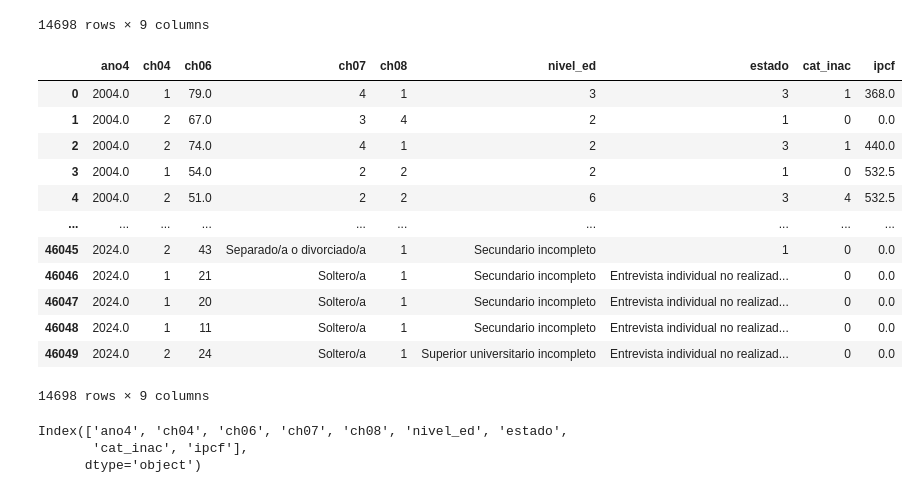
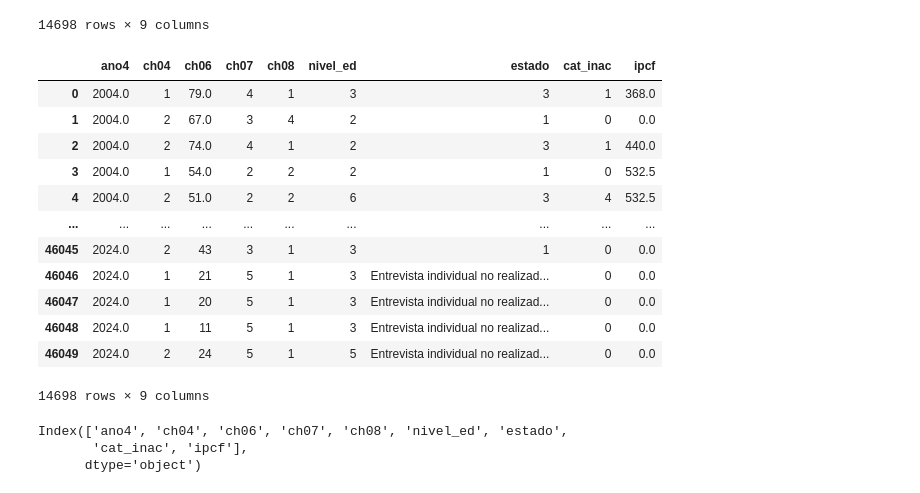
Before and after one commit to jtomasello247/Big-Data---TP-2---Grupo-13, a Jupyter notebook: t104_dta/TP2.ipynb, the cells around one changed output. Saved outputs shown, nothing was run; the diff lists cells and outputs as text; code cells hidden in the pictures.

```diff
--- a/t104_dta/TP2.ipynb
+++ b/t104_dta/TP2.ipynb
@@ -599,27 +599,27 @@ ind4
 14698 rows × 9 columns
 # %%
 ind4.loc[:, "ch04"] = ind4["ch04"].replace({"Varón": 1, "Mujer": 2})
-ind4.loc[:, "ch07"] = ind4["ch07"].replace({"Unido": 1, "Casado": 2, "Separado o divorciado": 3, "Viudo/a": 4 , "Soltero": 5})
+ind4.loc[:, "ch07"] = ind4["ch07"].replace({"Unido": 1, "Casado": 2, "Separado/a o divorciado/a": 3, "Viudo": 4 , "Soltero/a": 5})
 ind4.loc[:, "ch08"] = ind4["ch08"].replace({"Obra social (incluye PAMI)": 1, "Mutual/Prepaga/Servicio de emergencia": 2 , "Planes y seguros públicos": 3, "No paga ni le descuentan": 4, "Ns./Nr.": 9, "Obra social y mutual/prepaga/servicio de emergencia": 12, "Obra social y planes y seguros públicos": 13, "Mutual / prepaga / servicio de emergencia / Planes y seguros públicos": 23, "Mutual/prepaga/servicio de emergencia/planes y seguros públi": 123})
-ind4.loc[:, "nivel_ed"] = ind4["nivel_ed"].replace({"Primaria Incompleta (incluye educación espacial)": 1, "Primaria Completa": 2, "Secundaria Incompleta": 3, "Secundaria Completa": 4, "Superior Universitaria Incompleta": 5, "Superior Universitaria Completa": 6, "Sin instrucción": 7, "Ns./Nr.": 9})
-ind4.loc[:, "estado"] = ind4["estado"].replace({"Entrevista individual no realizada (no respuesta al cuestion": 0, "Ocupado": 1, "Desocupado": 2, "Inactivo": 3, "Menor de 10 años": 4})
+ind4.loc[:, "nivel_ed"] = ind4["nivel_ed"].replace({"Primaria Incompleta (incluye educación espacial)": 1, "Primaria Completa": 2, "Secundario incompleto": 3, "Secundaria Completa": 4, "Superior universitario incompleto": 5, "Superior Universitaria Completa": 6, "Sin instrucción": 7, "Ns./Nr.": 9})
+ind4.loc[:, "estado"] = ind4["estado"].replace({"Entrevista individual no realizada (no respuesta a la cuestion)": 0, "Ocupado": 1, "Desocupado": 2, "Inactivo": 3, "Menor de 10 años": 4})
 ind4.loc[:, "cat_inac"] = ind4["cat_inac"].replace({"Ns/Nr": 0, "Jubilado/pensionado": 1, "Rentista": 2, "Estudiante": 3, "Ama de casa": 4, "Menor de 6 años": 5, "Discapacitado": 6 , "Otros": 7})
 ind4.loc[:, "ch06"] = ind4["ch06"].replace({"Menos de 1 año": 0, "98 y más años": 100})
 
 ind4
 # %% [output]
 |  | ano4 | ch04 | ch06 | ch07 | ch08 | nivel_ed | estado | cat_inac | ipcf |
 | 0 | 2004.0 | 1 | 79.0 | 4 | 1 | 3 | 3 | 1 | 368.0 |
 | 1 | 2004.0 | 2 | 67.0 | 3 | 4 | 2 | 1 | 0 | 0.0 |
 | 2 | 2004.0 | 2 | 74.0 | 4 | 1 | 2 | 3 | 1 | 440.0 |
 | 3 | 2004.0 | 1 | 54.0 | 2 | 2 | 2 | 1 | 0 | 532.5 |
 | 4 | 2004.0 | 2 | 51.0 | 2 | 2 | 6 | 3 | 4 | 532.5 |
 | ... | ... | ... | ... | ... | ... | ... | ... | ... | ... |
-| 46045 | 2024.0 | 2 | 43 | Separado/a o divorciado/a | 1 | Secundario incompleto | 1 | 0 | 0.0 |
-| 46046 | 2024.0 | 1 | 21 | Soltero/a | 1 | Secundario incompleto | Entrevista individual no realizad... | 0 | 0.0 |
-| 46047 | 2024.0 | 1 | 20 | Soltero/a | 1 | Secundario incompleto | Entrevista individual no realizad... | 0 | 0.0 |
-| 46048 | 2024.0 | 1 | 11 | Soltero/a | 1 | Secundario incompleto | Entrevista individual no realizad... | 0 | 0.0 |
-| 46049 | 2024.0 | 2 | 24 | Soltero/a | 1 | Superior universitario incompleto | Entrevista individual no realizad... | 0 | 0.0 |
+| 46045 | 2024.0 | 2 | 43 | 3 | 1 | 3 | 1 | 0 | 0.0 |
+| 46046 | 2024.0 | 1 | 21 | 5 | 1 | 3 | Entrevista individual no realizad... | 0 | 0.0 |
+| 46047 | 2024.0 | 1 | 20 | 5 | 1 | 3 | Entrevista individual no realizad... | 0 | 0.0 |
+| 46048 | 2024.0 | 1 | 11 | 5 | 1 | 3 | Entrevista individual no realizad... | 0 | 0.0 |
+| 46049 | 2024.0 | 2 | 24 | 5 | 1 | 5 | Entrevista individual no realizad... | 0 | 0.0 |
 14698 rows × 9 columns
 # %%
 print(ind4.columns)
```
Also changed, not shown: parts of 1 cell of this notebook.
